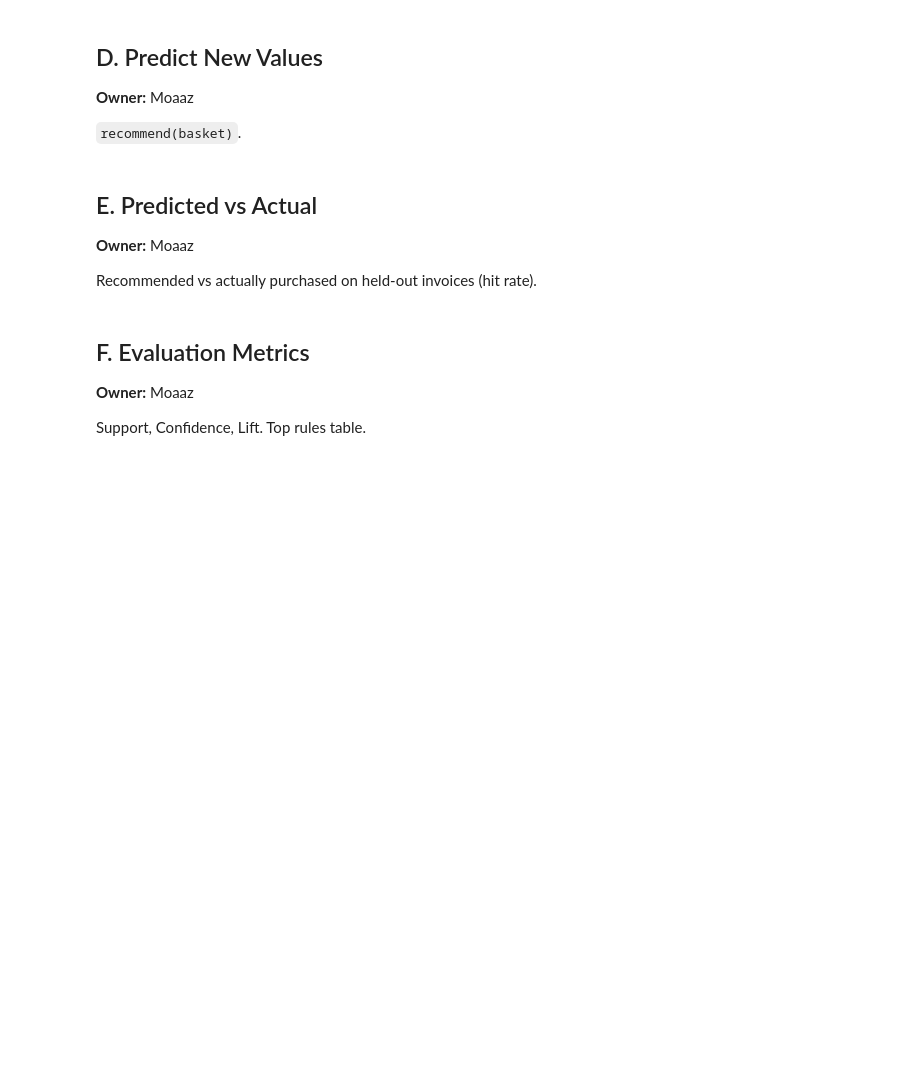
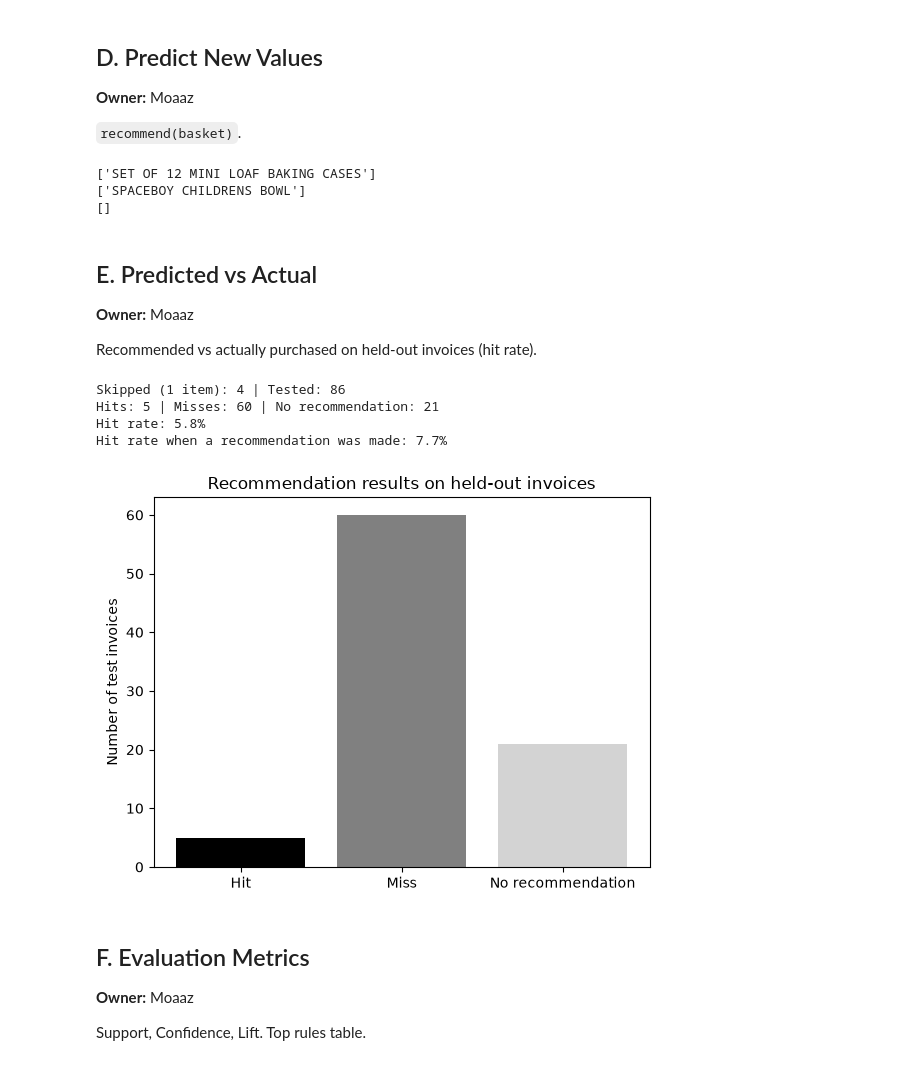
Before and after one commit to MoaazHF/data-mining, a Jupyter notebook: notebooks/3_association.ipynb, the cells around one changed output. Drawn from its saved outputs; the diff is of its cells as text; code cells hidden in the pictures; blank space fills up the shorter version.

Commit message:
finish the visualizatoins

```diff
--- a/notebooks/3_association.ipynb
+++ b/notebooks/3_association.ipynb
@@ -53,3 +60,27 @@ Mine rules on 80% of invoices, hold out 20%.
+# %%
+def recommend(items, rules, top_n=5):
+    basket = set(items)
+
+
+    matching = rules[rules["antecedents"].apply(lambda lhs: lhs.issubset(basket))]
+
+    matching = matching.sort_values(["confidence", "lift"], ascending=False)
+
+    result = []
+    for consequent in matching["consequents"]:
+        for product in consequent:
+            if product not in basket and product not in result:
+                result.append(product)
+
+    return result[:top_n]
+
+print(recommend(["SET OF 12 FAIRY CAKE BAKING CASES"], rules))
+print(recommend(["SPACEBOY CHILDRENS CUP"], rules))
+print(recommend(["NOT A REAL PRODUCT"], rules))
+# %% [output]
+['SET OF 12 MINI LOAF BAKING CASES']
+['SPACEBOY CHILDRENS BOWL']
+[]
 # %% [markdown]
 ## E. Predicted vs Actual
 **Owner:** Moaaz
@@ -60,3 +89,39 @@ Recommended vs actually purchased on held-out invoices (hit rate).
+# %%
+import random
+rng=random.Random(RANDOM_STATE)
+hits , misses , no_rec , skipped = 0,0,0,0
+
+for invoice, row in basket_test.iterrows():
+    items = list(row[row].index)
+    if len(items)<2:
+        skipped+=1
+        continue
+    hidden= rng.choice(items)
+    visible=[i for i in items if i !=hidden]
+    suggestions=recommend(visible , rules)
+    if not suggestions:
+     no_rec +=1
+    elif hidden in suggestions:
+        hits +=1
+    else:
+        misses +=1
+
+    tested = hits + misses + no_rec
+print("Skipped (1 item):", skipped, "| Tested:", tested)
+print("Hits:", hits, "| Misses:", misses, "| No recommendation:", no_rec)
+print(f"Hit rate: {hits / tested:.1%}")
+print(f"Hit rate when a recommendation was made: {hits / (hits + misses):.1%}")
+#The comparison Between the PRedictand Actual
+plt.bar(["Hit", "Miss", "No recommendation"], [hits, misses, no_rec], color=["black", "grey", "lightgrey"])
+plt.title("Recommendation results on held-out invoices")
+plt.ylabel("Number of test invoices")
+plt.show()
+# %% [output]
+Skipped (1 item): 4 | Tested: 86
+Hits: 5 | Misses: 60 | No recommendation: 21
+Hit rate: 5.8%
+Hit rate when a recommendation was made: 7.7%
+[figure, added]
 # %% [markdown]
 ## F. Evaluation Metrics
 **Owner:** Moaaz
```
Also changed, not shown: parts of 15 cells of this notebook.
